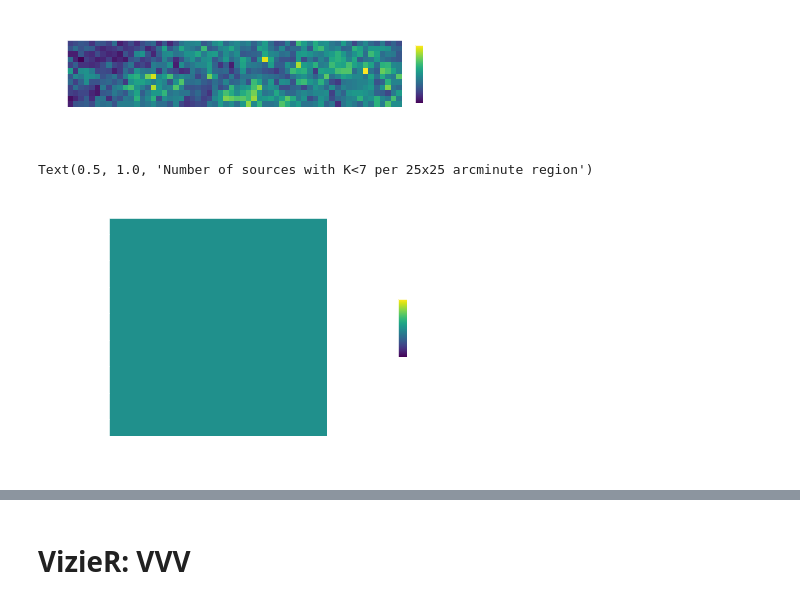
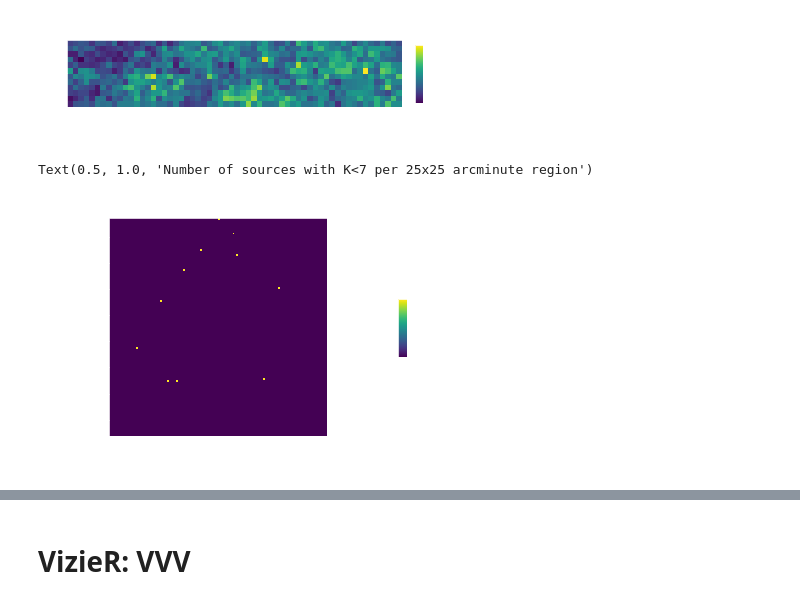
Before and after one commit to mjamesfero/PaschenAlphaModeling, a Jupyter notebook: Plotting Real Stars.ipynb, the cells around one changed output, grey strips where cells are left out. Drawn from its saved outputs; the diff is of its cells as text; code cells hidden in the pictures.

```diff
--- a/Plotting Real Stars.ipynb
+++ b/Plotting Real Stars.ipynb
@@ -47,20 +50,20 @@ reg_2mass = v.query_region(coord.SkyCoord(ra=261.931236, dec=-36.346729,
                          catalog="II/246")[0]
 crds_2mass = coord.SkyCoord(reg_2mass['RAJ2000'], reg_2mass['DEJ2000'], frame='fk5', unit=(u.deg, u.deg)).galactic
 # %%
-gridy,gridx = np.mgrid[-1.031:-.6143:0.41, -8.5235:-8.1068:0.41]
+gridy,gridx = np.mgrid[-1.031:-.6143:0.003472222, -8.5235:-8.1068:0.003472222]
 his,xe,ye = np.histogram2d(crds_2mass.galactic.l.wrap_at(180*u.deg).deg, crds_2mass.galactic.b.deg, bins=[gridx[0,:], gridy[:,0]])
 
 fig = plt.figure(1)
 fig.clf()
 ax = fig.gca()
 plt.imshow(his.T, extent=[xe.min(),xe.max(),ye.min(),ye.max()])
 ax.set_aspect('equal') #gridx.shape[1]/gridx.shape[0])
 cax = fig.add_axes([0.93, 0.4, 0.02, 0.2])
 plt.colorbar(cax=cax)
 
 ax.set_xlabel("Galactic Longitude")
 ax.set_xlabel("Galactic Latitude")
 ax.set_title("Number of sources with K<7 per 25x25 arcminute region")
 # %% [output]
 Text(0.5, 1.0, 'Number of sources with K<7 per 25x25 arcminute region')
-[figure, old version]
+[figure, new version]
```
Also changed, not shown: parts of 11 cells of this notebook, 1 other file.
